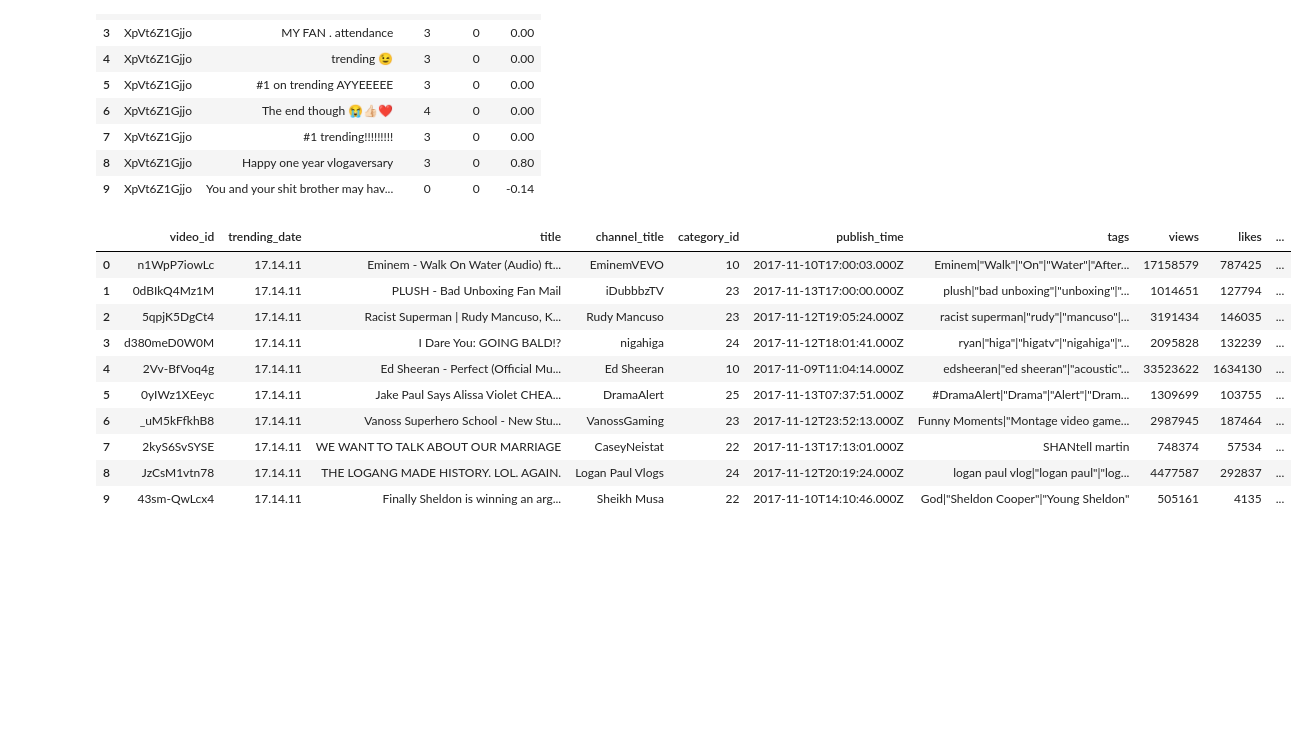
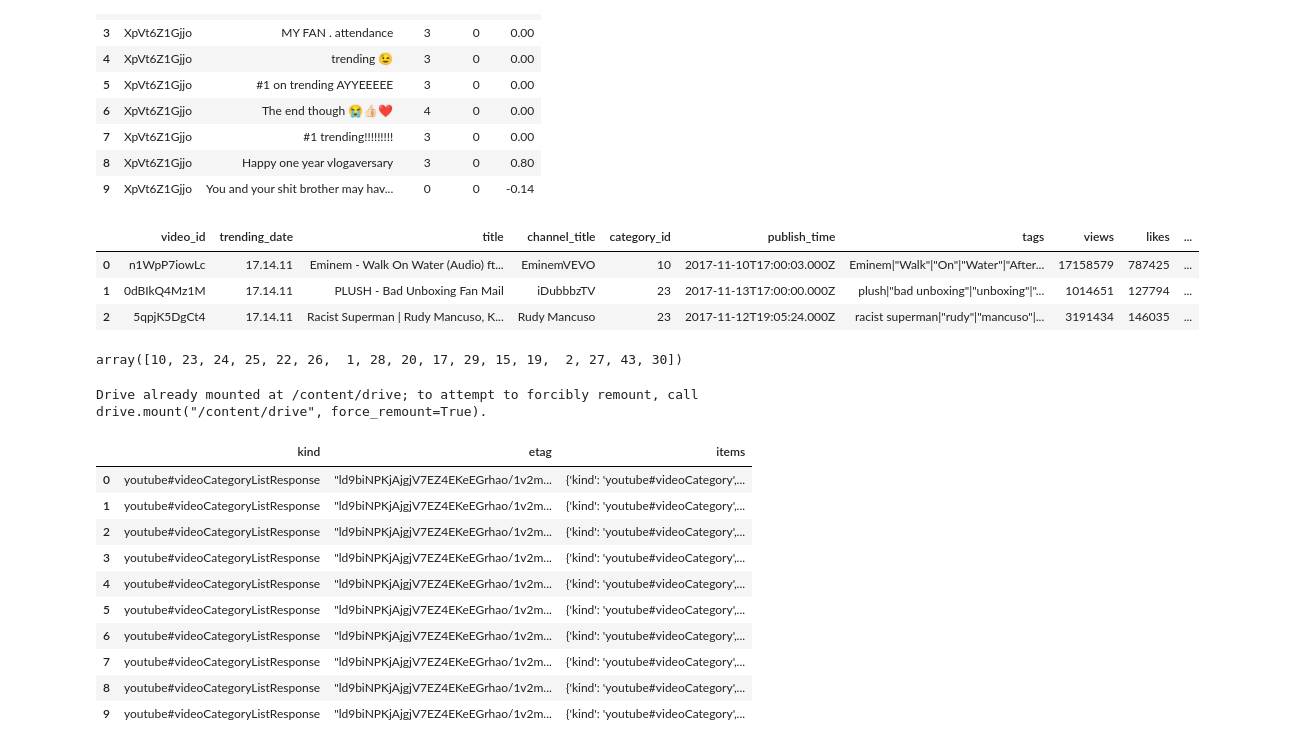
Before and after one commit to Nishantthakurrr/Text-Data-Analysis-Youtube, a Jupyter notebook: Youtube_Text_Data_Analysis.ipynb, the cells around one changed output. Cells and saved outputs as stored; diff of their text form; code cells hidden in the pictures; blank space fills up the shorter version.

```diff
--- a/Youtube_Text_Data_Analysis.ipynb
+++ b/Youtube_Text_Data_Analysis.ipynb
@@ -365,16 +365,19 @@ q.head(10)
 | 9 | XpVt6Z1Gjjo | You and your shit brother may hav... | 0 | 0 | -0.14 |
 # %%
 Y_data=pd.read_csv("https://docs.google.com/spreadsheets/d/e/2PACX-1vTeHqysq6yiv9M18jCpochvl2fDOPpWd0Mx4zpH5xBom4GIMeXEEEbCb7tU8ASXY_EjRp6K-62r9vS_/pub?output=csv")
-Y_data.head(10)
+Y_data.head(3)
 # %% [output]
 |  | video_id | trending_date | title | channel_title | category_id | publish_time | tags | views | likes | ... |
 | 0 | n1WpP7iowLc | 17.14.11 | Eminem - Walk On Water (Audio) ft... | EminemVEVO | 10 | 2017-11-10T17:00:03.000Z | Eminem|"Walk"|"On"|"Water"|"After... | 17158579 | 787425 | ... |
 | 1 | 0dBIkQ4Mz1M | 17.14.11 | PLUSH - Bad Unboxing Fan Mail | iDubbbzTV | 23 | 2017-11-13T17:00:00.000Z | plush|"bad unboxing"|"unboxing"|"... | 1014651 | 127794 | ... |
 | 2 | 5qpjK5DgCt4 | 17.14.11 | Racist Superman | Rudy Mancuso, K... | Rudy Mancuso | 23 | 2017-11-12T19:05:24.000Z | racist superman|"rudy"|"mancuso"|... | 3191434 | 146035 | ... |
-| 3 | d380meD0W0M | 17.14.11 | I Dare You: GOING BALD!? | nigahiga | 24 | 2017-11-12T18:01:41.000Z | ryan|"higa"|"higatv"|"nigahiga"|"... | 2095828 | 132239 | ... |
-| 4 | 2Vv-BfVoq4g | 17.14.11 | Ed Sheeran - Perfect (Official Mu... | Ed Sheeran | 10 | 2017-11-09T11:04:14.000Z | edsheeran|"ed sheeran"|"acoustic"... | 33523622 | 1634130 | ... |
-| 5 | 0yIWz1XEeyc | 17.14.11 | Jake Paul Says Alissa Violet CHEA... | DramaAlert | 25 | 2017-11-13T07:37:51.000Z | #DramaAlert|"Drama"|"Alert"|"Dram... | 1309699 | 103755 | ... |
-| 6 | _uM5kFfkhB8 | 17.14.11 | Vanoss Superhero School - New Stu... | VanossGaming | 23 | 2017-11-12T23:52:13.000Z | Funny Moments|"Montage video game... | 2987945 | 187464 | ... |
-| 7 | 2kyS6SvSYSE | 17.14.11 | WE WANT TO TALK ABOUT OUR MARRIAGE | CaseyNeistat | 22 | 2017-11-13T17:13:01.000Z | SHANtell martin | 748374 | 57534 | ... |
-| 8 | JzCsM1vtn78 | 17.14.11 | THE LOGANG MADE HISTORY. LOL. AGAIN. | Logan Paul Vlogs | 24 | 2017-11-12T20:19:24.000Z | logan paul vlog|"logan paul"|"log... | 4477587 | 292837 | ... |
-| 9 | 43sm-QwLcx4 | 17.14.11 | Finally Sheldon is winning an arg... | Sheikh Musa | 22 | 2017-11-10T14:10:46.000Z | God|"Sheldon Cooper"|"Young Sheldon" | 505161 | 4135 | ... |
+# %%
+Y_data["category_id"].unique()
+# %% [output]
+array([10, 23, 24, 25, 22, 26,  1, 28, 20, 17, 29, 15, 19,  2, 27, 43, 30])
+# %%
+
+from google.colab import drive
+drive.mount('/content/drive')
+# %% [output]
+Drive already mounted at /content/drive; to attempt to forcibly remount, call drive.mount("/content/drive", force_remount=True).
@@ -380,0 +386,16 @@ Y_data.head(10)
+# %%
+# Reading the json file to excess the data
+Y_dataj=pd.read_json("/content/drive/MyDrive/Colab Notebooks/CA_category_id.json")
+Y_dataj.head(10)
+# %% [output]
+|  | kind | etag | items |
+| 0 | youtube#videoCategoryListResponse | "ld9biNPKjAjgjV7EZ4EKeEGrhao/1v2m... | {'kind': 'youtube#videoCategory',... |
+| 1 | youtube#videoCategoryListResponse | "ld9biNPKjAjgjV7EZ4EKeEGrhao/1v2m... | {'kind': 'youtube#videoCategory',... |
+| 2 | youtube#videoCategoryListResponse | "ld9biNPKjAjgjV7EZ4EKeEGrhao/1v2m... | {'kind': 'youtube#videoCategory',... |
+| 3 | youtube#videoCategoryListResponse | "ld9biNPKjAjgjV7EZ4EKeEGrhao/1v2m... | {'kind': 'youtube#videoCategory',... |
+| 4 | youtube#videoCategoryListResponse | "ld9biNPKjAjgjV7EZ4EKeEGrhao/1v2m... | {'kind': 'youtube#videoCategory',... |
+| 5 | youtube#videoCategoryListResponse | "ld9biNPKjAjgjV7EZ4EKeEGrhao/1v2m... | {'kind': 'youtube#videoCategory',... |
+| 6 | youtube#videoCategoryListResponse | "ld9biNPKjAjgjV7EZ4EKeEGrhao/1v2m... | {'kind': 'youtube#videoCategory',... |
+| 7 | youtube#videoCategoryListResponse | "ld9biNPKjAjgjV7EZ4EKeEGrhao/1v2m... | {'kind': 'youtube#videoCategory',... |
+| 8 | youtube#videoCategoryListResponse | "ld9biNPKjAjgjV7EZ4EKeEGrhao/1v2m... | {'kind': 'youtube#videoCategory',... |
+| 9 | youtube#videoCategoryListResponse | "ld9biNPKjAjgjV7EZ4EKeEGrhao/1v2m... | {'kind': 'youtube#videoCategory',... |
```
Also changed, not shown: parts of 12 cells of this notebook.
